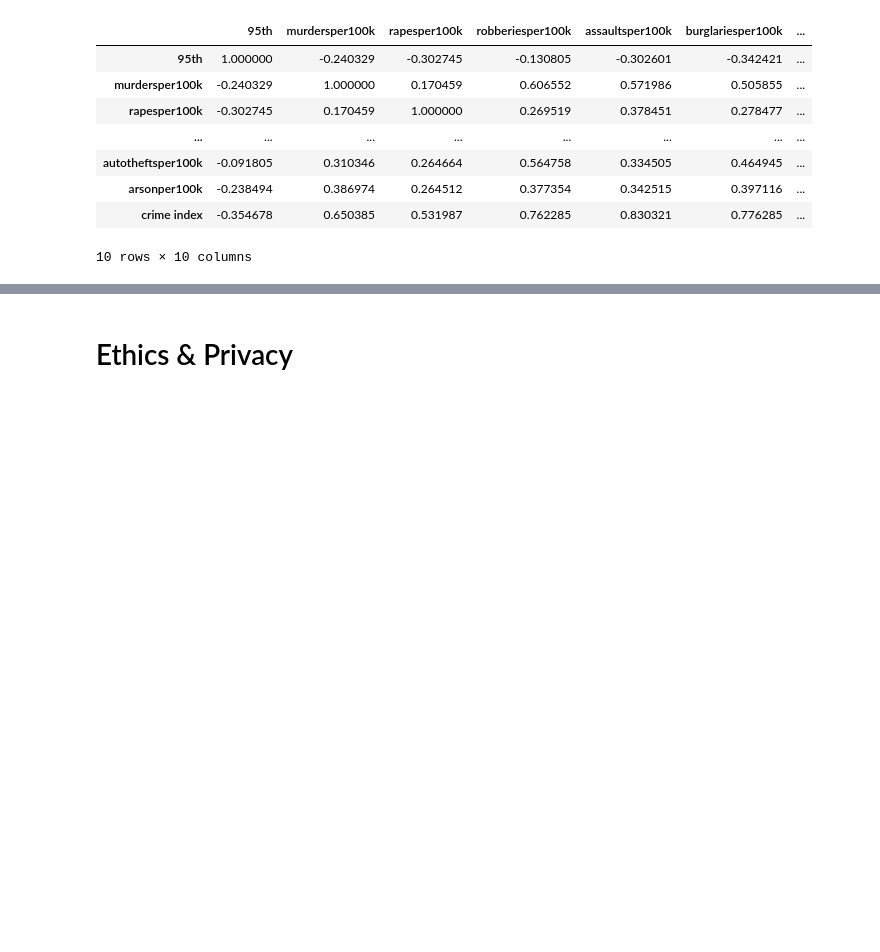
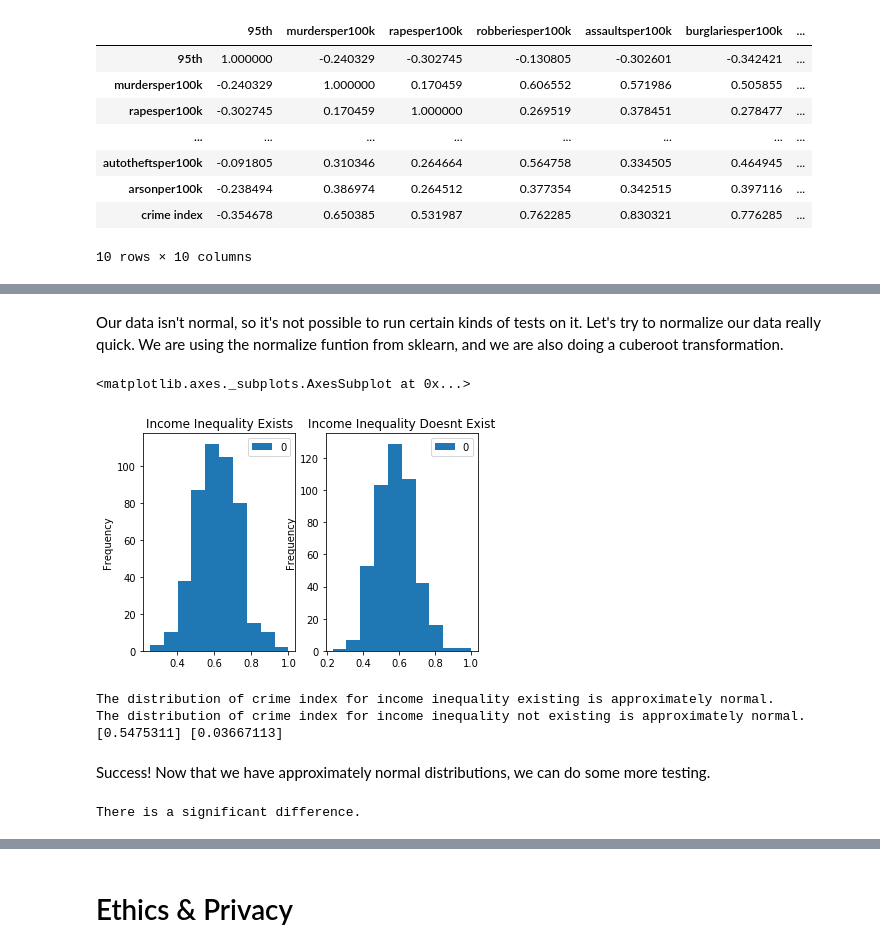
Before and after one commit to ewinterstorm/cogs108_finalproject, a Jupyter notebook: FinalProject.ipynb, the cells around one changed output, grey strips where cells are left out. Saved outputs shown, nothing was run; the diff lists cells and outputs as text; code cells hidden in the pictures; blank space fills up the shorter version.

```diff
--- a/FinalProject.ipynb
+++ b/FinalProject.ipynb
@@ -708,0 +765,56 @@ corrs_95thper100
+# %% [markdown]
+Our data isn't normal, so it's not possible to run certain kinds of tests on it. Let's try to normalize our data really quick. We are using the normalize funtion from sklearn, and we are also doing a cuberoot transformation.
+# %%
+crime_ineq = pd.Series(crime_ineq)
+
+crime_no_ineq = pd.Series(crime_no_ineq)
+
+crime_ineq =    pd.DataFrame(preprocessing.normalize([crime_ineq],norm='max'))
+crime_ineq = crime_ineq.transpose()
+crime_ineq = pd.DataFrame(np.cbrt(crime_ineq))
+
+crime_no_ineq = pd.DataFrame(preprocessing.normalize([crime_no_ineq],norm='max'))
+crime_no_ineq = crime_no_ineq.transpose()
+crime_no_ineq = pd.DataFrame(np.cbrt(crime_no_ineq))
+
+fig, axes = plt.subplots(1, 2)
+
+crime_ineq.plot.hist(ax = axes[0], title = 'Income Inequality Exists')
+crime_no_ineq.plot.hist(ax = axes[1], title = 'Income Inequality Doesn''t Exist')
+# %% [output]
+<matplotlib.axes._subplots.AxesSubplot at 0x...>
+[figure, added]
+# %%
+# Check for normality again
+st_ineq, p_ineq = normaltest(crime_ineq)
+st_no_ineq, p_no_ineq = normaltest(crime_no_ineq)
+
+is_n_ineq = bool(p_ineq > 0.01)
+if is_n_ineq == True:
+    print('The distribution of crime index for income inequality existing is approximately normal.')
+else:
+    print('The distribution of crime index for income inequality existing is not approximately normal.')
+
+is_n_no_ineq = bool(p_no_ineq > 0.01)
+if is_n_no_ineq == True:
+    print('The distribution of crime index for income inequality not existing is approximately normal.')
+else:
+    print('The distribution of crime index for income inequality not existing is not approximately normal.')
+
+print(p_ineq,p_no_ineq)
+# %% [output]
+The distribution of crime index for income inequality existing is approximately normal.
+The distribution of crime index for income inequality not existing is approximately normal.
+[0.5475311] [0.03667113]
+# %% [markdown]
+Success! Now that we have approximately normal distributions, we can do some more testing.
+# %%
+# Check for significant difference
+t_val, p_val = ttest_ind(crime_ineq, crime_no_ineq)
+
+if p_val < 0.01:
+    print('There is a significant difference.')
+else:
+    print('There is NOT a significant difference.')
+# %% [output]
+There is a significant difference.
```
Also changed, not shown: parts of 29 cells of this notebook.
